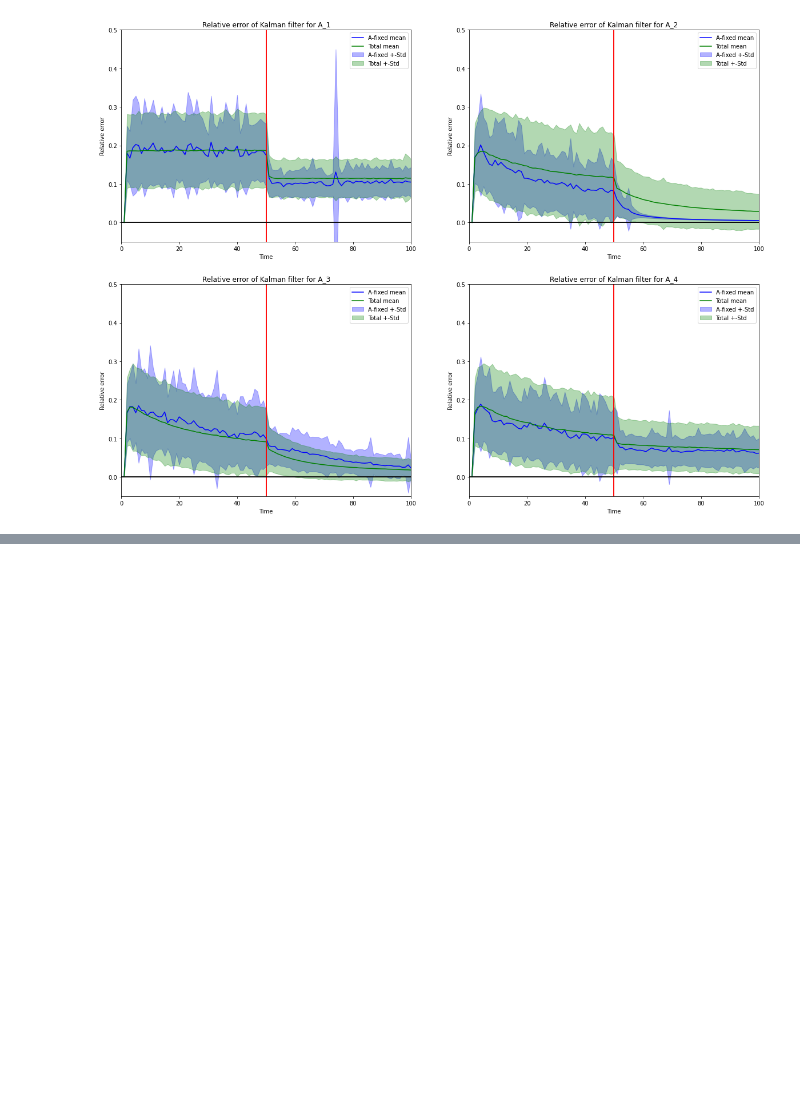
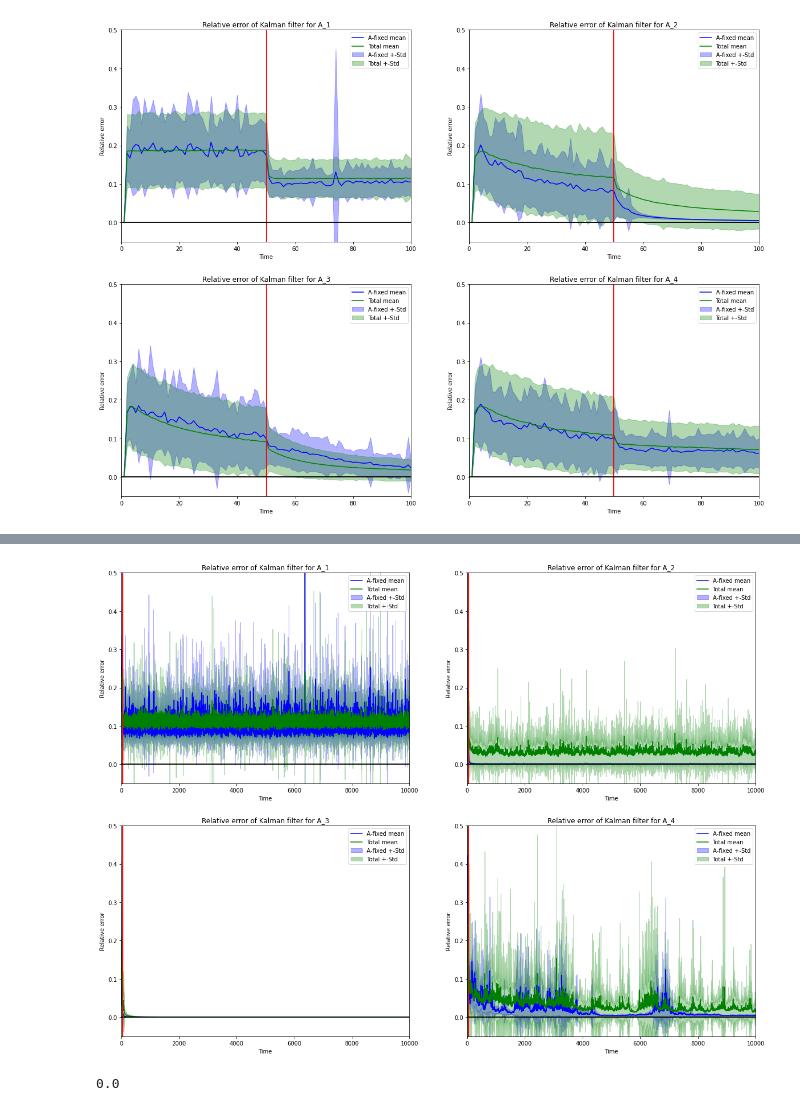
Before and after one commit to Ocete/mcd, a Jupyter notebook: PE/Discreto/final/kalman.ipynb, the cells around one changed output, grey strips where cells are left out. Saved outputs shown, nothing was run; the diff lists cells and outputs as text; code cells hidden in the pictures; blank space fills up the shorter version.

```diff
--- a/PE/Discreto/final/kalman.ipynb
+++ b/PE/Discreto/final/kalman.ipynb
@@ -74,7 +74,7 @@ def subplot_errors(axis, x, mean, std, model_name, color='b'):
     axis.fill_between(x, mean-std, mean+std, color=color, alpha=.3)
     axis.axvline(x=50, ymin=0, color='r', label='_nolegend_')
     axis.axhline(y=0, xmin=0, color='black', label='_nolegend_')
-    axis.set_xlim([0,100])
+    axis.set_xlim([0,len(x)])
     axis.set_ylim([-0.05,0.5])
     axis.set_xlabel('Time')
     axis.set_ylabel('Relative error')
@@ -82,7 +82,7 @@ def subplot_errors(axis, x, mean, std, model_name, color='b'):
 
 def plot_errors(models, max_time=100, n_repetitions=100):
     names = [ 'A_{}'.format(i) for i in range(1,5) ]
-    x = np.arange(1, 101)
+    x = np.arange(1, max_time+1)
     rel_errors = [
         [ m.simulate_kalman_filter(max_time) for i in range(n_repetitions) ]
         for m in models
@@ -102,9 +102,20 @@ plot_errors(models)
 # %% [output]
 [figure]
 # %%
+def subplot_errors(axis, x, mean, std, model_name, color='b'):
+    axis.plot(x, mean, color=color)
+    axis.fill_between(x, mean-std, mean+std, color=color, alpha=.3)
+    axis.axvline(x=50, ymin=0, color='r', label='_nolegend_')
+    axis.axhline(y=0, xmin=0, color='black', label='_nolegend_')
+    axis.set_xlim([0,len(x)])
+    axis.set_ylim([-0.05,0.5])
+    axis.set_xlabel('Time')
+    axis.set_ylabel('Relative error')
+    axis.set_title('Relative error of Kalman filter for {}'.format(model_name))
+
 def plot_acum_errors(models, max_time=100, n_repetitions=100):
     names = [ 'A_{}'.format(i) for i in range(1,5) ]
-    x = np.arange(1, 101)
+    x = np.arange(1, max_time+1)
     acum_rel_errors = [
         np.cumsum([ m.simulate_kalman_filter(max_time) for i in range(n_repetitions) ], axis=1)
         for m in models
@@ -129,7 +140,7 @@ plot_acum_errors(models)
 [figure]
 # %%
 def plot_errors_boostrap(max_time=100, n_repetitions=100, n_copies_of_each_model_type=100):
-    x = np.arange(1, 101)
+    x = np.arange(1, max_time+1)
     all_models = [
         [ KalmanFilter(get_test_case(i)) for _ in range(n_copies_of_each_model_type) ]
         for i in range(1, 5)
@@ -163,0 +177,14 @@ plot_errors_boostrap(max_time=1000, n_repetitions=20, n_copies_of_each_model_typ
+# %%
+set_seed(123)
+plot_errors_boostrap(max_time=10000, n_repetitions=5, n_copies_of_each_model_type=5)
+# %% [output]
+[figure, added]
+# %%
+def u_f(t, Tstep=50):
+    return 0.0 if t < Tstep else -1.0
+set_seed(123)
+
+print(u_f(100))
+plot_errors_boostrap(max_time=10000, n_repetitions=5, n_copies_of_each_model_type=5)
+# %% [output]
+0.0
```
Also changed, not shown: parts of 1 cell of this notebook, 3 other files.
